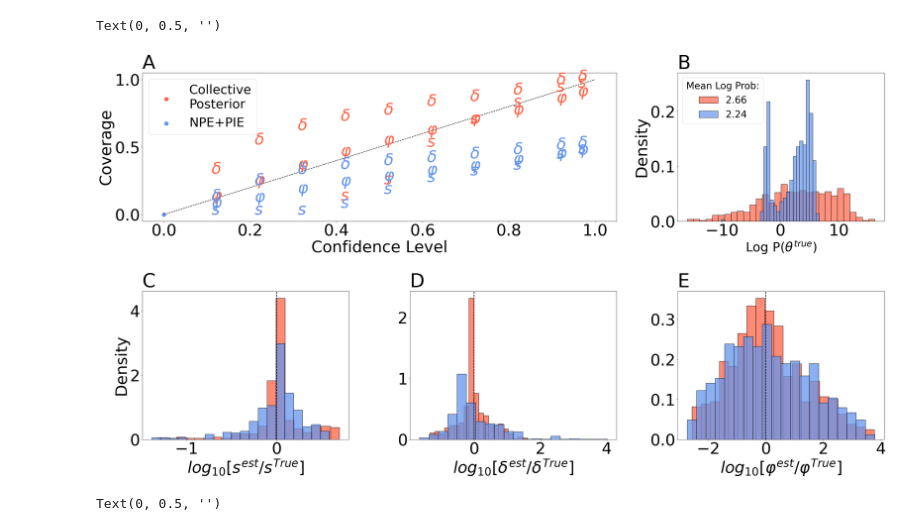
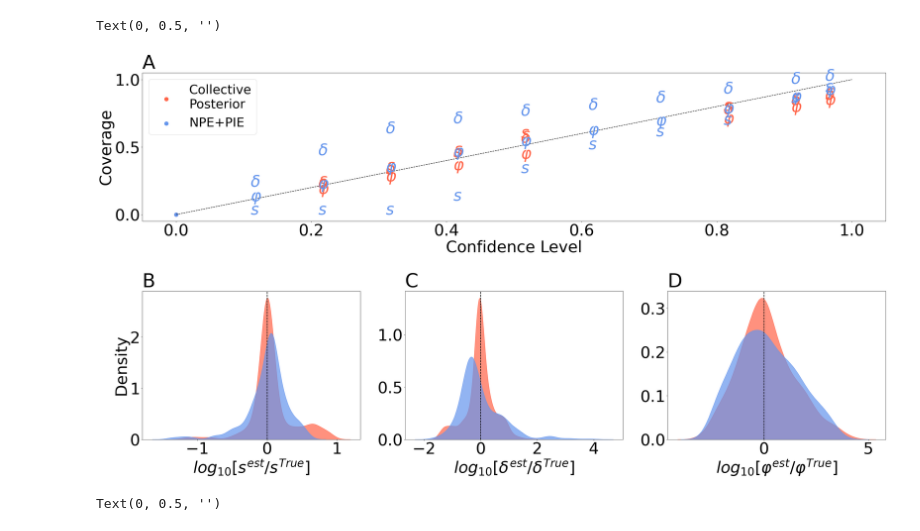
Before and after one commit to yoavram-lab/collective_posterior, a Jupyter notebook: WF/test collective.ipynb, the cells around one changed output. Drawn from its saved outputs; the diff is of its cells as text; code cells hidden in the pictures.

```diff
--- a/WF/test collective.ipynb
+++ b/WF/test collective.ipynb
@@ -81,8 +83,8 @@ def plot_accuracy(acc_path, ax, color, label, hatch):
     res = pd.read_csv(acc_path, index_col=0, dtype='float')
     res = torch.from_numpy(np.array(res))
     for i in range(len(ax)):
-        histplot(res[:,i],ax=ax[i], stat='density', color=color, bins=20, label=label, hatch=hatch)
-        # kdeplot(res[:,i],ax=ax[i], color=color, alpha=0.7, fill=True)
+        #histplot(res[:,i],ax=ax[i], stat='density', color=color, bins=20, label=label, hatch=hatch)
+        kdeplot(res[:,i],ax=ax[i], color=color, alpha=0.7, fill=True)
         ax[i].axvline(0, color='k', lw=1.7, ls='--')
     return
 
@@ -114,7 +116,7 @@ def plot_covs_cdf(ax, covs, color, label):
     """
     Plot the CDF of each column in covs (DataFrame or tensor) on the given axis.
     """
-    param_names = ['$log U$', '$\\alpha$', '$log \\beta$']
+    param_names = ['$log s$', '$log \\delta$', '$log \\varphi$']
     if hasattr(covs, 'columns'):
         columns = covs.columns
     else:
@@ -130,64 +132,54 @@ def plot_covs_cdf(ax, covs, color, label):
 
 def plot_log_probs(ax, log_probs, color, label):
     histplot(log_probs, ax=ax, label=label, color=color, stat='density', bins=30, alpha=0.7)
     ax.legend(title='Mean Log Prob:', fontsize=30, title_fontsize=30, loc='upper left')
     ax.set_xlabel('Log P($\\theta^{true}$)', fontsize=40)
     ax.set_ylabel('Density')
 
 
-# A - log probabilites
-# B - Coverage plots
-# C-E - Accuracy plots
-mosaic = '''BBA
-            CDE
+# A - Coverage plots
+# B-D - Accuracy plots
+mosaic = '''AAA
+            BCD
             '''
 fig, ax = plt.subplot_mosaic(mosaic,figsize=(36,20), tight_layout=True)
-ax['A'].set_title('B',loc='left')
-ax['B'].set_title('A',loc='left')
+ax['A'].set_title('A',loc='left')
+ax['B'].set_title('B',loc='left')
 ax['C'].set_title('C',loc='left')
 ax['D'].set_title('D',loc='left')
-ax['E'].set_title('E',loc='left')
 
-# plot log probs in ax A
-
-log_probs_cp = pd.read_csv('tests/logprobs_WF_r.csv', index_col=0, dtype='float').to_numpy().flatten()
-plot_log_probs(ax['A'], log_probs_cp, color='tomato', label=round(log_probs_cp.mean(),2))
-log_probs_iid = pd.read_csv('tests/logprobs_WF_iid_r.csv', index_col=0, dtype='float').to_numpy().flatten()
-plot_log_probs(ax['A'], log_probs_iid, color='cornflowerblue', label=round(log_probs_iid.mean(),2))
-ax['A'].set_xlabel('Log P($\\theta^{true}$)')
-ax['A'].set_ylabel('Density')
 
 # Coverage plots in ax B
-ax['B'].plot(np.linspace(0,1,100),np.linspace(0,1,100), color='k', label='', ls='--')
-covs_ = pd.read_csv(f'tests/covs_old_WF_r.csv', index_col=0, dtype='float')
-plot_covs_old(ax=ax['B'], covs=covs_,label='Collective\nPosterior',color='tomato')
-covs_iid = pd.read_csv(f'tests/covs_old_WF_iid_r.csv', index_col=0, dtype='float')/2
-plot_covs_old(ax=ax['B'], covs=covs_iid,label='NPE+PIE',color='cornflowerblue')
-ax['B'].set_xlabel('Confidence Level')
-ax['B'].set_ylabel('Coverage')
-ax['B'].legend(fontsize=40)
+ax['A'].plot(np.linspace(0,1,100),np.linspace(0,1,100), color='k', label='', ls='--')
+covs_ = pd.read_csv(f'tests/covs_old_WF_r_.csv', index_col=0, dtype='float')
+plot_covs_old(ax=ax['A'], covs=covs_,label='Collective\nPosterior',color='tomato', cp=True)
+covs_iid = pd.read_csv(f'tests/covs_old_WF_iid_r.csv', index_col=0, dtype='float')
+plot_covs_old(ax=ax['A'], covs=covs_iid,label='NPE+PIE',color='cornflowerblue')
+ax['A'].set_xlabel('Confidence Level')
+ax['A'].set_ylabel('Coverage')
+ax['A'].legend(fontsize=40)
 
 # Accuracy plots in ax C-E
 n_params=3
-ax['C'].set_xlabel('$log_{10}[s^{est} / {s^{True}}]$')
-ax['D'].set_xlabel('$log_{10}[\\delta^{est} / {\\delta^{True}}]$')
-ax['E'].set_xlabel('$log_{10}[\\varphi^{est} / {\\varphi^{True}}]$')
+ax['B'].set_xlabel('$log_{10}[s^{est} / {s^{True}}]$')
+ax['C'].set_xlabel('$log_{10}[\\delta^{est} / {\\delta^{True}}]$')
+ax['D'].set_xlabel('$log_{10}[\\varphi^{est} / {\\varphi^{True}}]$')
 
-axx = [ax['C'], ax['D'], ax['E']]
+axx = [ax['B'], ax['C'], ax['D']]
 
-cp_acc = 'tests/accus_WF_r.csv'
+cp_acc = 'tests/accus_WF_r_.csv'
 plot_accuracy(cp_acc, axx, color='tomato', hatch='', label='Collective\nPosterior')
 
 
 iid_acc = 'tests/accus_WF_iid_r.csv'
 plot_accuracy(iid_acc, axx, color='cornflowerblue', hatch='', label='NPE+PIE')
 
 # ax['A'].legend(loc='upper left')
+ax['C'].set_ylabel('')
 ax['D'].set_ylabel('')
-ax['E'].set_ylabel('')
 # %% [output]
 Text(0, 0.5, '')
-[figure, old version]
+[figure, new version]
 # %%
 change_font(50)
 
```
Also changed, not shown: parts of 4 cells of this notebook, 22 other files.
